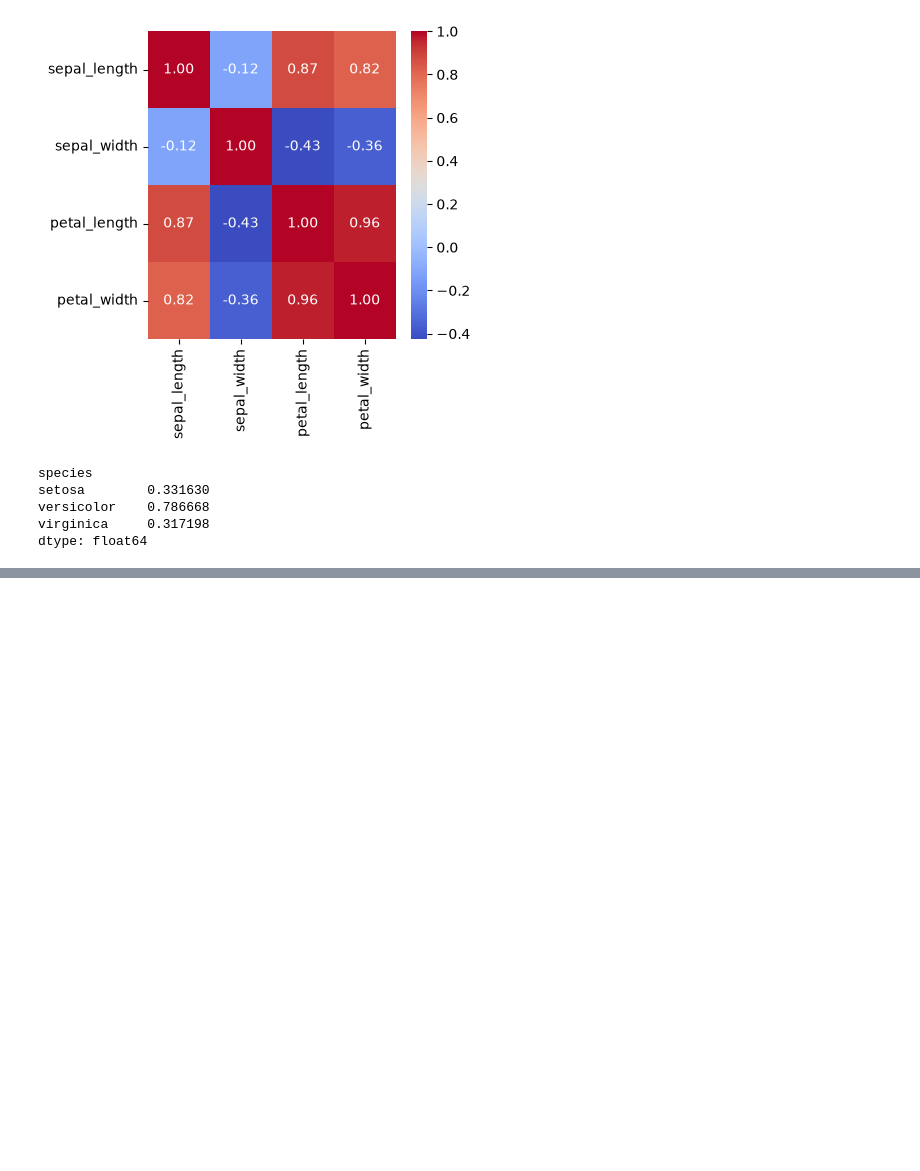
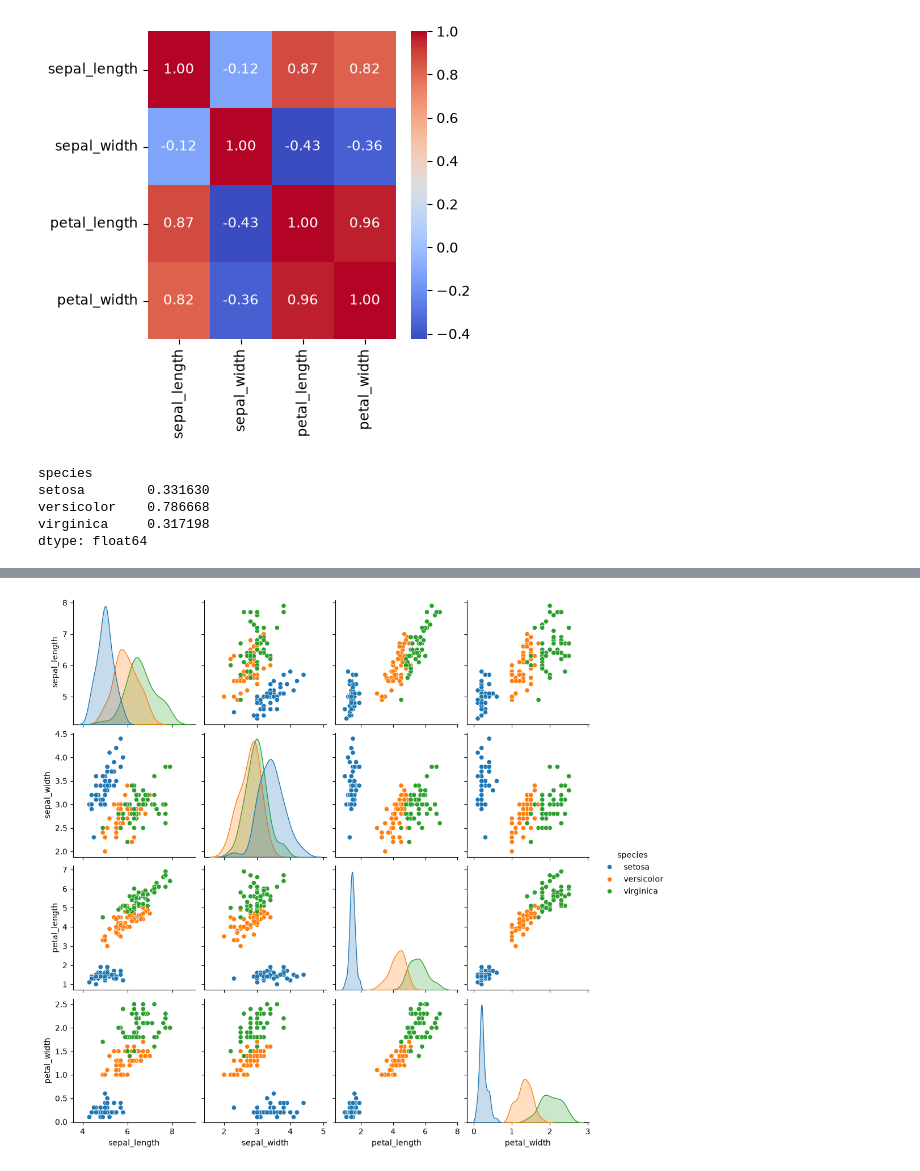
Before and after one commit to vaibhavarora1205/python-Data-Science, a Jupyter notebook: ML Work/iris.ipynb, the cells around one changed output, grey strips where cells are left out. Cells and saved outputs as stored; diff of their text form; code cells hidden in the pictures; blank space fills up the shorter version.

```diff
--- a/ML Work/iris.ipynb
+++ b/ML Work/iris.ipynb
@@ -408,0 +446,5 @@ dtype: float64
+# %%
+sns.pairplot(data=df,hue='species',diag_kind='auto',height=2.5)
+plt.show()
+# %% [output]
+[figure, added]
```
Also changed, not shown: parts of 9 cells of this notebook.
